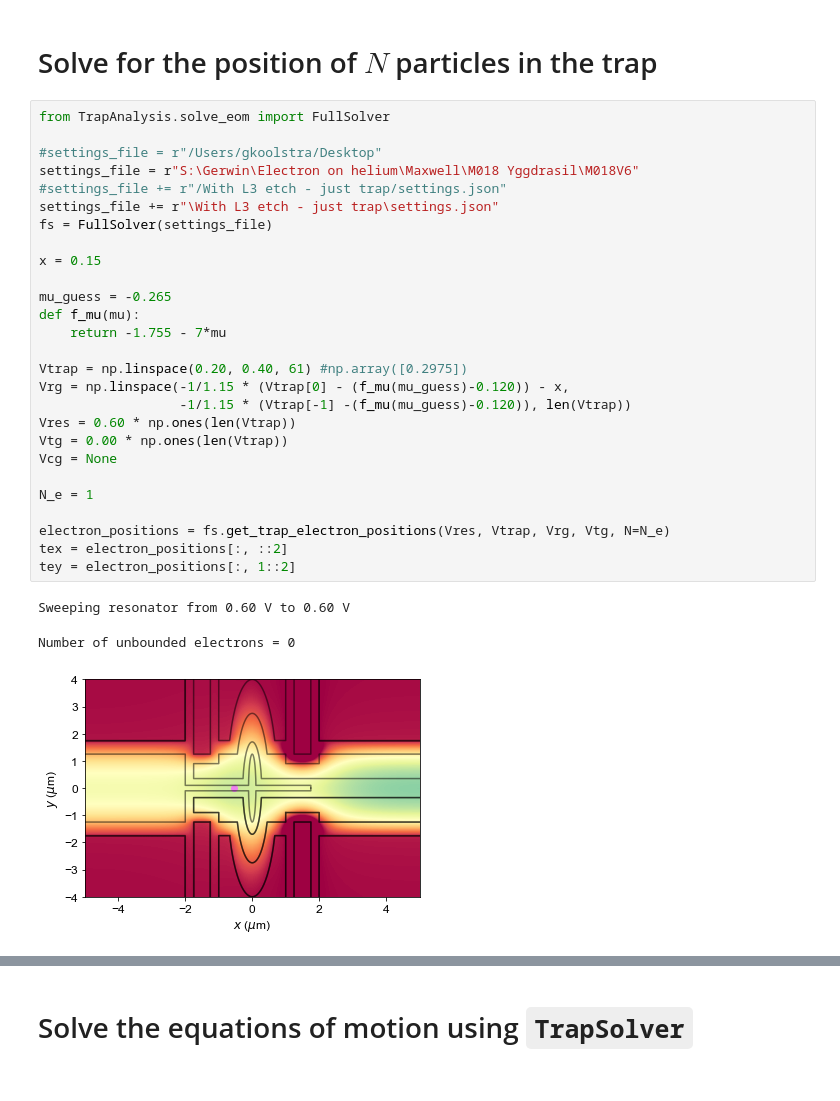
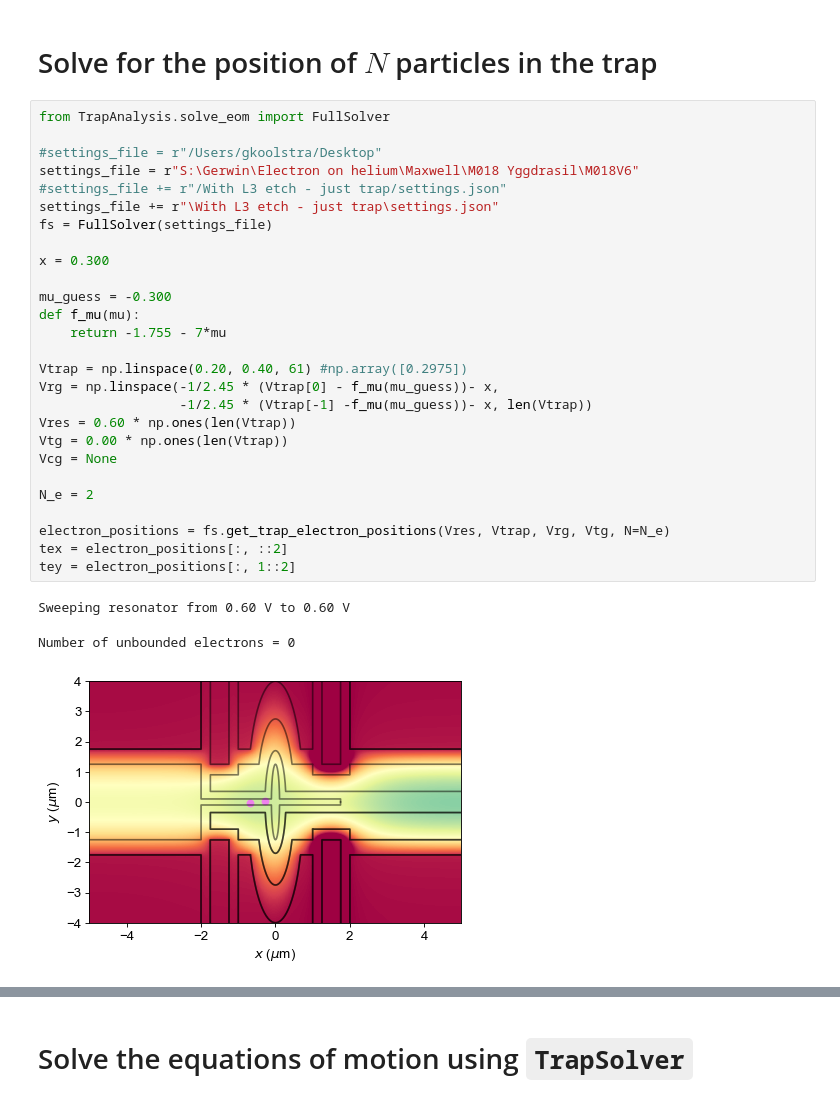
Before and after one commit to gkoolstra/ipython-notebooks, a Jupyter notebook: 20170830 - Get electron trap coordinates.ipynb, the cells around one changed output, grey strips where cells are left out. Drawn from its saved outputs; the diff is of its cells as text.

```diff
--- a/20170830 - Get electron trap coordinates.ipynb
+++ b/20170830 - Get electron trap coordinates.ipynb
@@ -28,34 +28,34 @@ $.getScript('https://kmahelona.github.io/ipython_notebook_goodies/ipython_notebo
 # %%
 from TrapAnalysis.solve_eom import FullSolver
 
 #settings_file = r"/Users/gkoolstra/Desktop"
 settings_file = r"S:\Gerwin\Electron on helium\Maxwell\M018 Yggdrasil\M018V6"
 #settings_file += r"/With L3 etch - just trap/settings.json"
 settings_file += r"\With L3 etch - just trap\settings.json"
 fs = FullSolver(settings_file)
 
-x = 0.15
+x = 0.300
 
-mu_guess = -0.265
+mu_guess = -0.300
 def f_mu(mu):
     return -1.755 - 7*mu
 
 Vtrap = np.linspace(0.20, 0.40, 61) #np.array([0.2975])
-Vrg = np.linspace(-1/1.15 * (Vtrap[0] - (f_mu(mu_guess)-0.120)) - x,
-                  -1/1.15 * (Vtrap[-1] -(f_mu(mu_guess)-0.120)), len(Vtrap))
+Vrg = np.linspace(-1/2.45 * (Vtrap[0] - f_mu(mu_guess))- x,
+                  -1/2.45 * (Vtrap[-1] -f_mu(mu_guess))- x, len(Vtrap))
 Vres = 0.60 * np.ones(len(Vtrap))
 Vtg = 0.00 * np.ones(len(Vtrap))
 Vcg = None
 
-N_e = 1
+N_e = 2
 
 electron_positions = fs.get_trap_electron_positions(Vres, Vtrap, Vrg, Vtg, N=N_e)
 tex = electron_positions[:, ::2]
 tey = electron_positions[:, 1::2]
 # %% [output]
 Sweeping resonator from 0.60 V to 0.60 V
 Number of unbounded electrons = 0
-[figure, old version]
+[figure, new version]
 # %%
 for i in range(N_e):
     plt.plot(Vtrap, abs(tey[:,i]) * 1E6, '.-')
```
Also changed, not shown: parts of 2 cells of this notebook, 4 other files.
